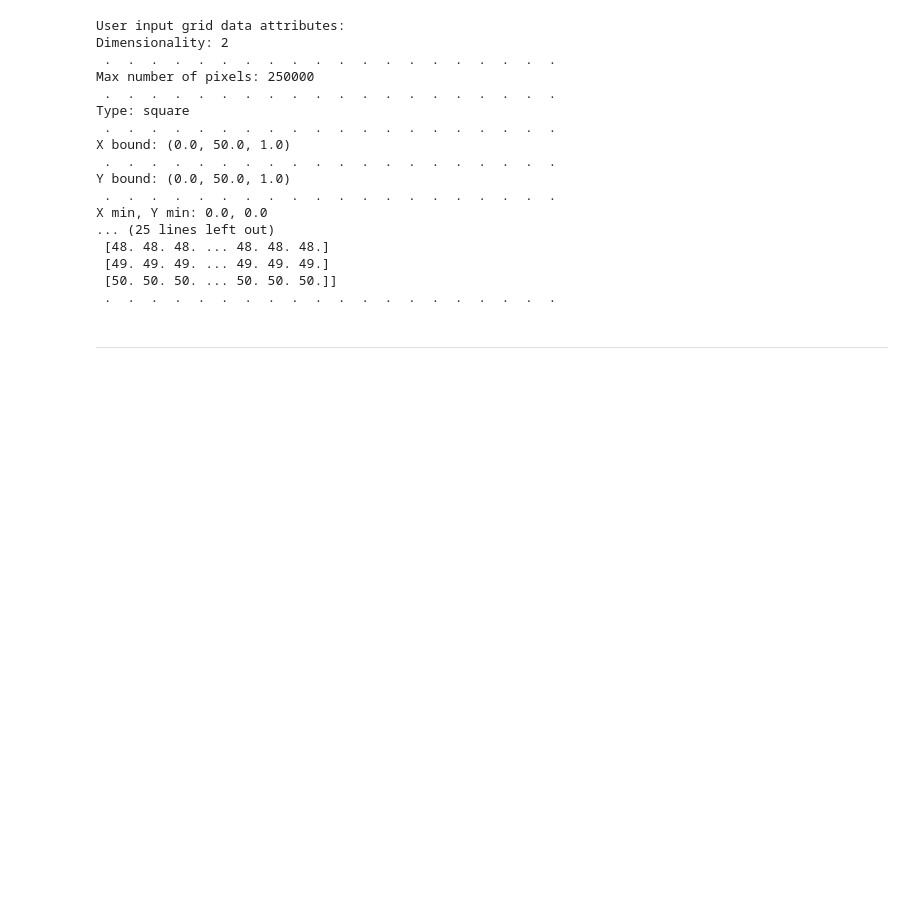
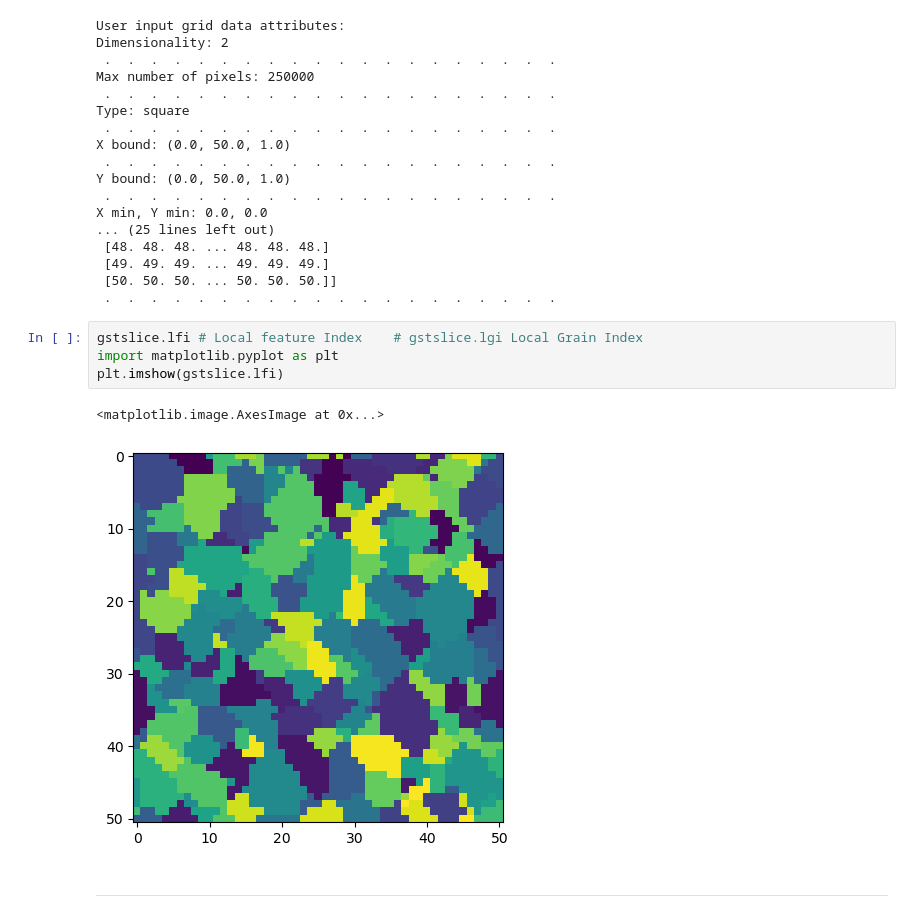
Before and after one commit to Design-By-Fundamentals-UKAEA/UPXO, a Jupyter notebook: src/upxo/demos/gschar/gschar1.ipynb, the cells around one changed output. Drawn from its saved outputs; the diff is of its cells as text; blank space fills up the shorter version.

```diff
--- a/src/upxo/demos/gschar/gschar1.ipynb
+++ b/src/upxo/demos/gschar/gschar1.ipynb
@@ -167,6 +170,13 @@ X min, Y min: 0.0, 0.0
  [49. 49. 49. ... 49. 49. 49.]
  [50. 50. 50. ... 50. 50. 50.]]
  .  .  .  .  .  .  .  .  .  .  .  .  .  .  .  .  .  .  .  .
+# %%
+gstslice.lfi # Local feature Index    # gstslice.lgi Local Grain Index
+import matplotlib.pyplot as plt
+plt.imshow(gstslice.lfi)
+# %% [output]
+<matplotlib.image.AxesImage at 0x...>
+[figure, added]
 # %% [markdown]
 ---
 # %% [markdown]
```
Also changed, not shown: parts of 10 cells of this notebook.
